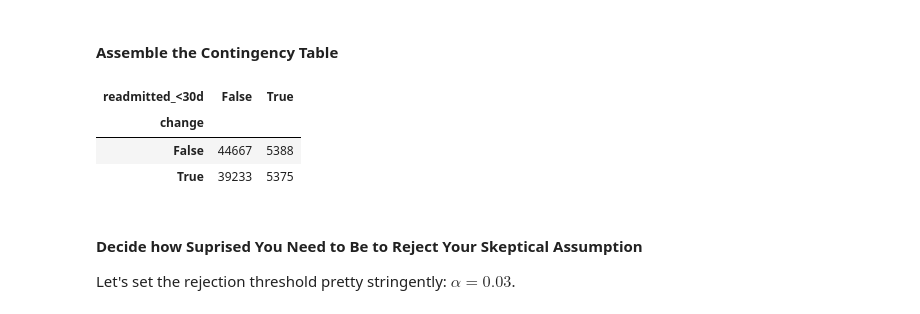
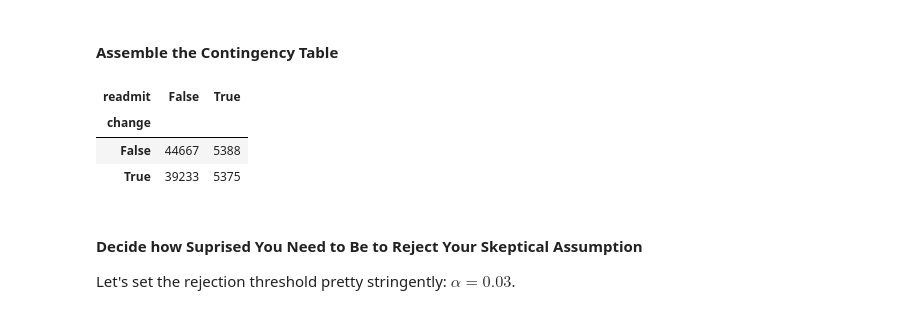
Before and after one commit to clstaub/Predicting_Hospital_Readmissions, a Jupyter notebook: Preprocessing_EDA.ipynb, the cells around one changed output. Drawn from its saved outputs; the diff is of its cells as text; code cells hidden in the pictures.

```diff
--- a/Preprocessing_EDA.ipynb
+++ b/Preprocessing_EDA.ipynb
@@ -238,0 +242,2 @@ Index(['encounter_id', 'patient_nbr', 'race', 'gender', 'age', 'weight',
+# %%
+df.drop(['diag_1', 'diag_2', 'diag_3'], axis=1, inplace=True)
@@ -535,10 +502,10 @@ Taken from [this](https://pythonfordatascience.org/chi-square-test-of-independen
 # %% [markdown]
 #### Assemble the Contingency Table
 # %%
-crosstab = pd.crosstab(df['change'],df['readmitted_<30d'])
+crosstab = pd.crosstab(df['change'],df['readmit'])
 crosstab
 # %% [output]
-| readmitted_<30d | False | True |
+| readmit | False | True |
 | change |  |  |
 | False | 44667 | 5388 |
 | True | 39233 | 5375 |
```
Also changed, not shown: parts of 43 cells of this notebook, 5 other files.
